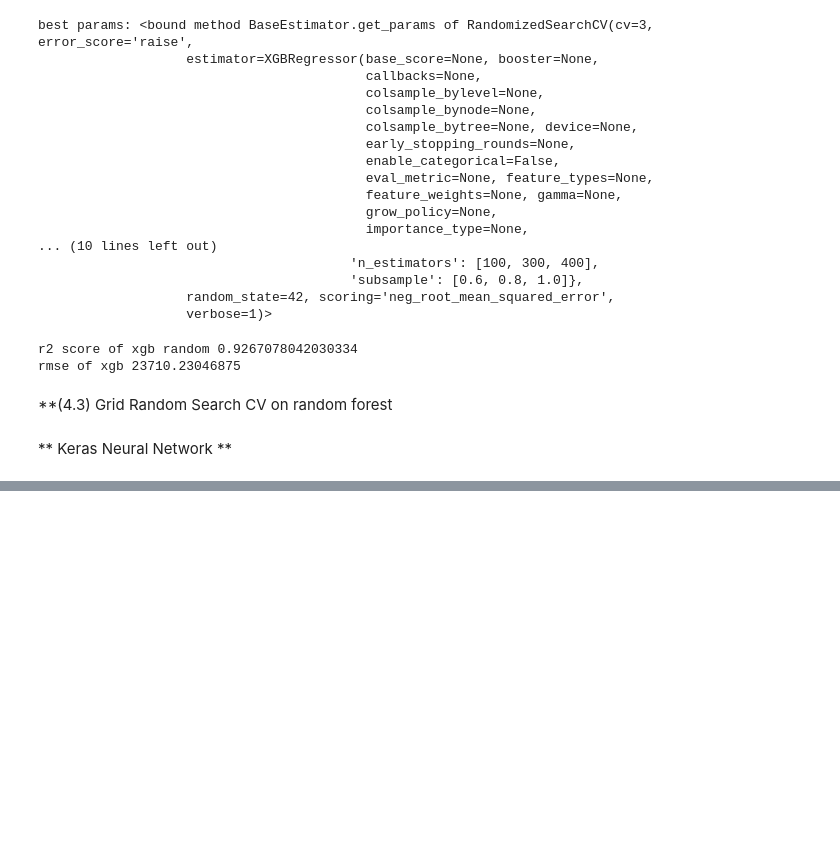
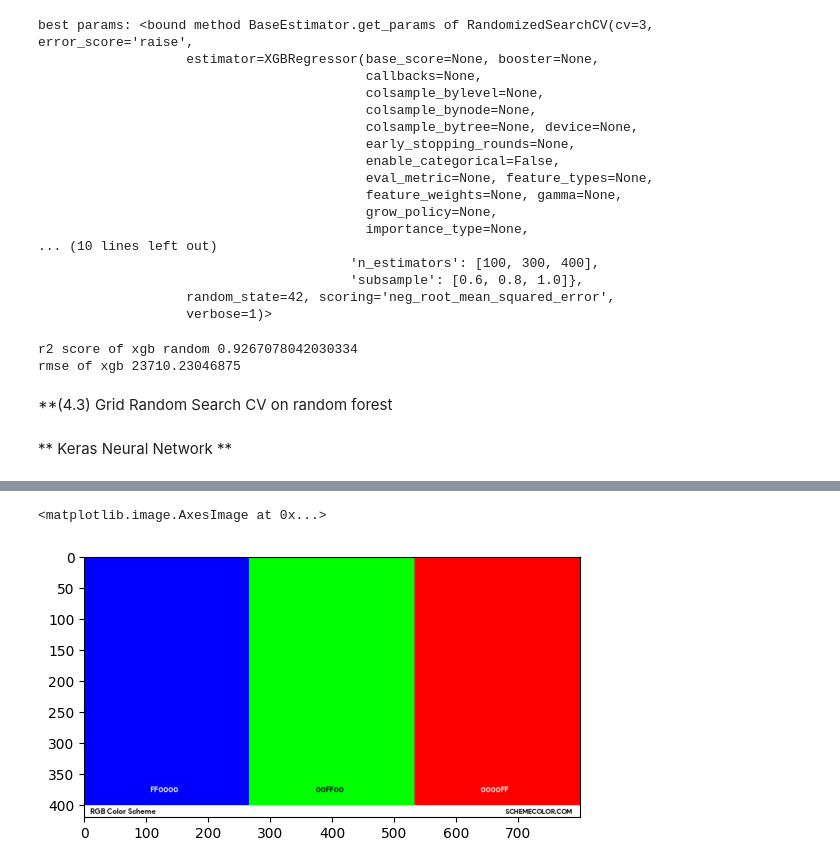
Before and after one commit to aiengrimran/poetry-project, a Jupyter notebook: notebooks/house_price_3_models.ipynb, the cells around one changed output, grey strips where cells are left out. Drawn from its saved outputs; the diff is of its cells as text; code cells hidden in the pictures; blank space fills up the shorter version.

```diff
--- a/notebooks/house_price_3_models.ipynb
+++ b/notebooks/house_price_3_models.ipynb
@@ -551,0 +662,5 @@ df = pd.read_csv('../input/train.csv')
+# %%
+plt.imshow(rgb_image)
+# %% [output]
+<matplotlib.image.AxesImage at 0x...>
+[figure, added]
```
Also changed, not shown: parts of 51 cells of this notebook, 5 other files.
